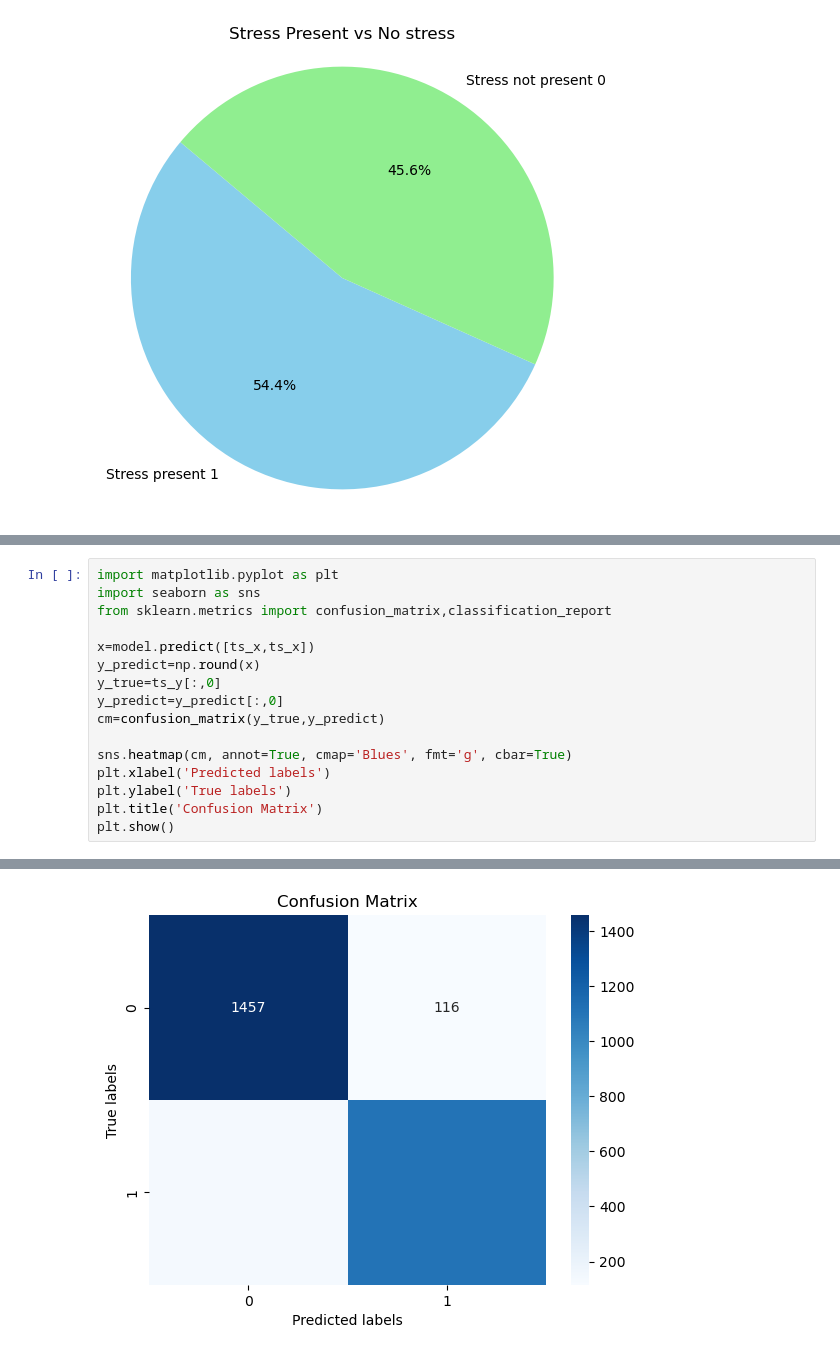
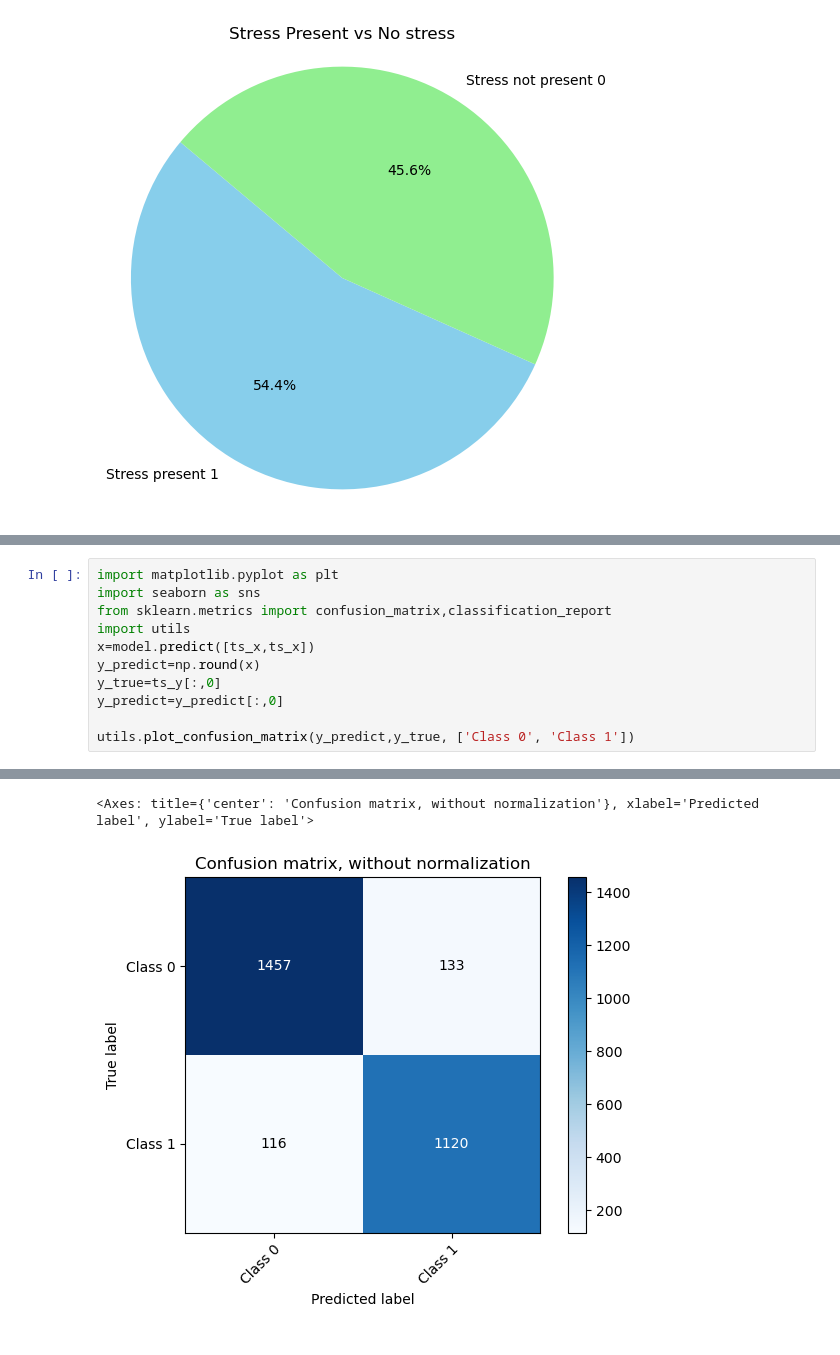
Before and after one commit to Yichen-Z/cis583_project, a Jupyter notebook: CNN.ipynb, the cells around one changed output, grey strips where cells are left out. Cells and saved outputs as stored; diff of their text form.

Commit message:
Added CM in utils

```diff
--- a/CNN.ipynb
+++ b/CNN.ipynb
@@ -184,16 +183,11 @@ KeyboardInterrupt:
 import matplotlib.pyplot as plt
 import seaborn as sns
 from sklearn.metrics import confusion_matrix,classification_report
-
+import utils
 x=model.predict([ts_x,ts_x])
 y_predict=np.round(x)
 y_true=ts_y[:,0]
 y_predict=y_predict[:,0]
-cm=confusion_matrix(y_true,y_predict)
 
-sns.heatmap(cm, annot=True, cmap='Blues', fmt='g', cbar=True)
-plt.xlabel('Predicted labels')
-plt.ylabel('True labels')
-plt.title('Confusion Matrix')
-plt.show()
+utils.plot_confusion_matrix(y_predict,y_true, ['Class 0', 'Class 1'])
 # %% [output]
@@ -201 +196,2 @@ plt.show()
+<Axes: title={'center': 'Confusion matrix, without normalization'}, xlabel='Predicted label', ylabel='True label'>
-[figure, old version]
+[figure, new version]
```
Also changed, not shown: parts of 3 cells of this notebook, 1 other file.
